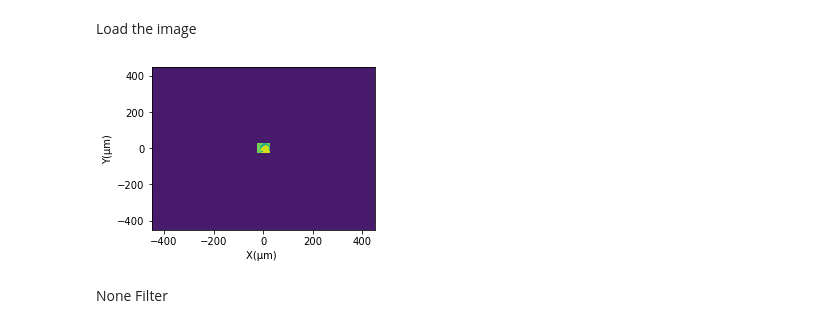
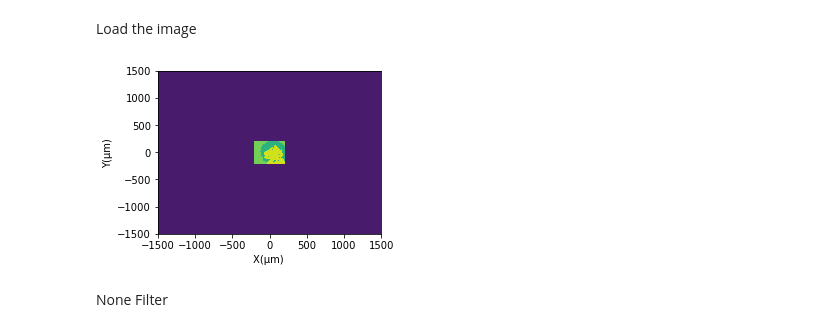
Before and after one commit to yesunhuang/Optics_Toolbox_In_Python, a Jupyter notebook: notebooks/EdgeDetection(dev).ipynb, the cells around one changed output. Drawn from its saved outputs; the diff is of its cells as text; code cells hidden in the pictures.

```diff
--- a/notebooks/EdgeDetection(dev).ipynb
+++ b/notebooks/EdgeDetection(dev).ipynb
@@ -79,8 +80,8 @@ from DiffractionTool import HelperFunctions as hp
 # %% [markdown]
 For simulation, the size of all the matrices is set to be $[N\times N]=[3001\times3001]$ with each entry of the matrices represents a pixel of size $[p\times p]=[0.3\mu m\times 0.3\mu m]$. So the total size of the image is approximately $[W\times W]=[900\mu m\times 900 \mu m]$.
 # %%
-N_size=6001
-#μm plane [1800,1800]μm
+N_size=10001
+#μm plane [3000,3000]μm
 interval=0.3
 actualSize=N_size*interval
 xyInterval=[interval]*2
@@ -88,7 +89,7 @@ xyInterval=[interval]*2
 All the data within this notebook is contained in the relative path "`../data/`".
 # %%
 currentPath=os.getcwd()
-dataPath=os.path.join(currentPath,"data")
+dataPath=os.path.join(currentPath,"notebooks","data")
 # %% [markdown]
 ### Sample Image
 # %% [markdown]
@@ -308,20 +307,20 @@ hp.displace_2d(zoomResImg,labels,range,enableColorBar=True)
 Load the image
 # %%
 filename='maki.png'
-imgActualSize=50
+imgActualSize=400
 
 grayImg=cv2.imread(os.path.join(dataPath,filename),cv2.IMREAD_GRAYSCALE)
 grayImg=cv2.flip(grayImg,0)
 grayImg=hp.normalize(grayImg)
 targetImg=hp.pad_and_resize(grayImg,imgActualSize,actualSize,N_size)
 
 labels=['X(μm) ','Y(μm)']
 range=[[-actualSize/2.0,actualSize/2.0]]*2
 hp.displace_2d(targetImg,labels,range)
 
 U0=np.sqrt(targetImg)
 # %% [output]
-[figure, old version]
+[figure, new version]
 # %% [markdown]
 None Filter
 # %%
```
Also changed, not shown: parts of 29 cells of this notebook, 1 other file.
